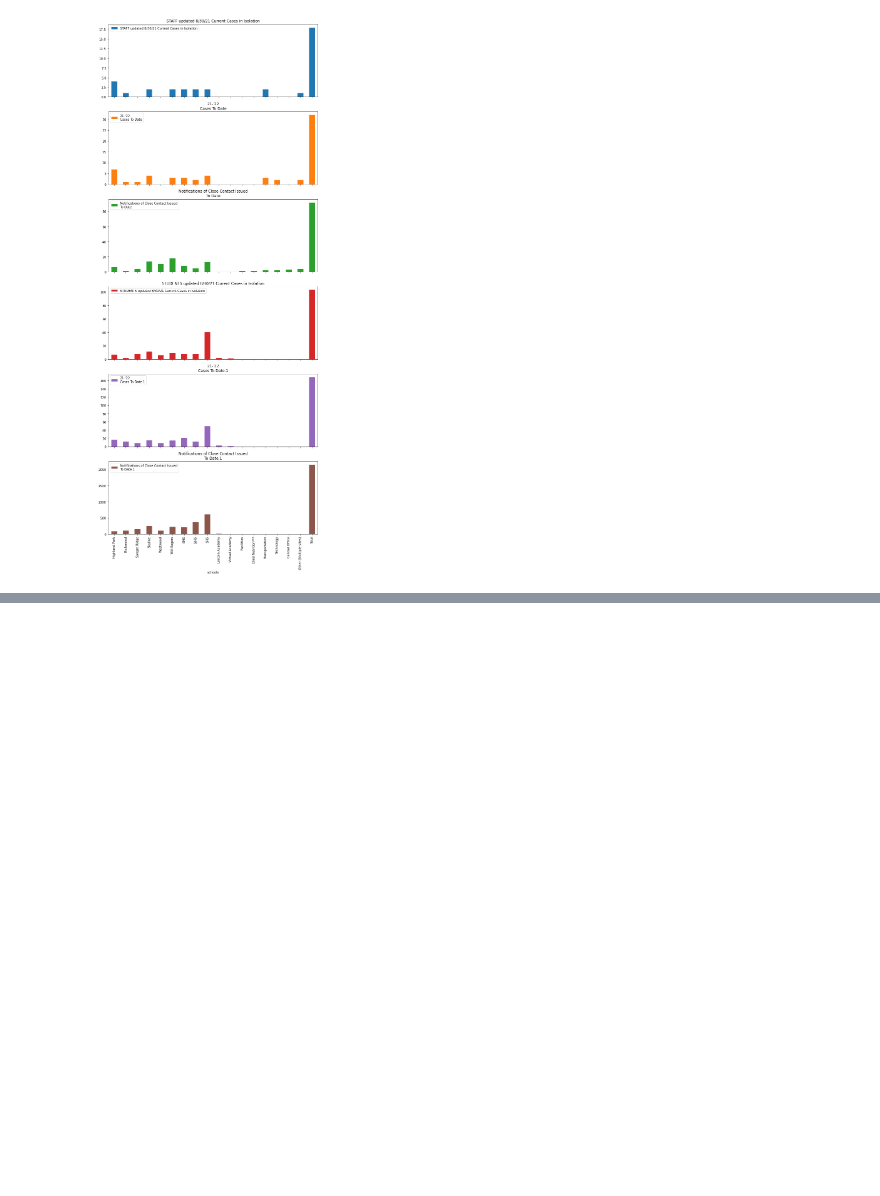
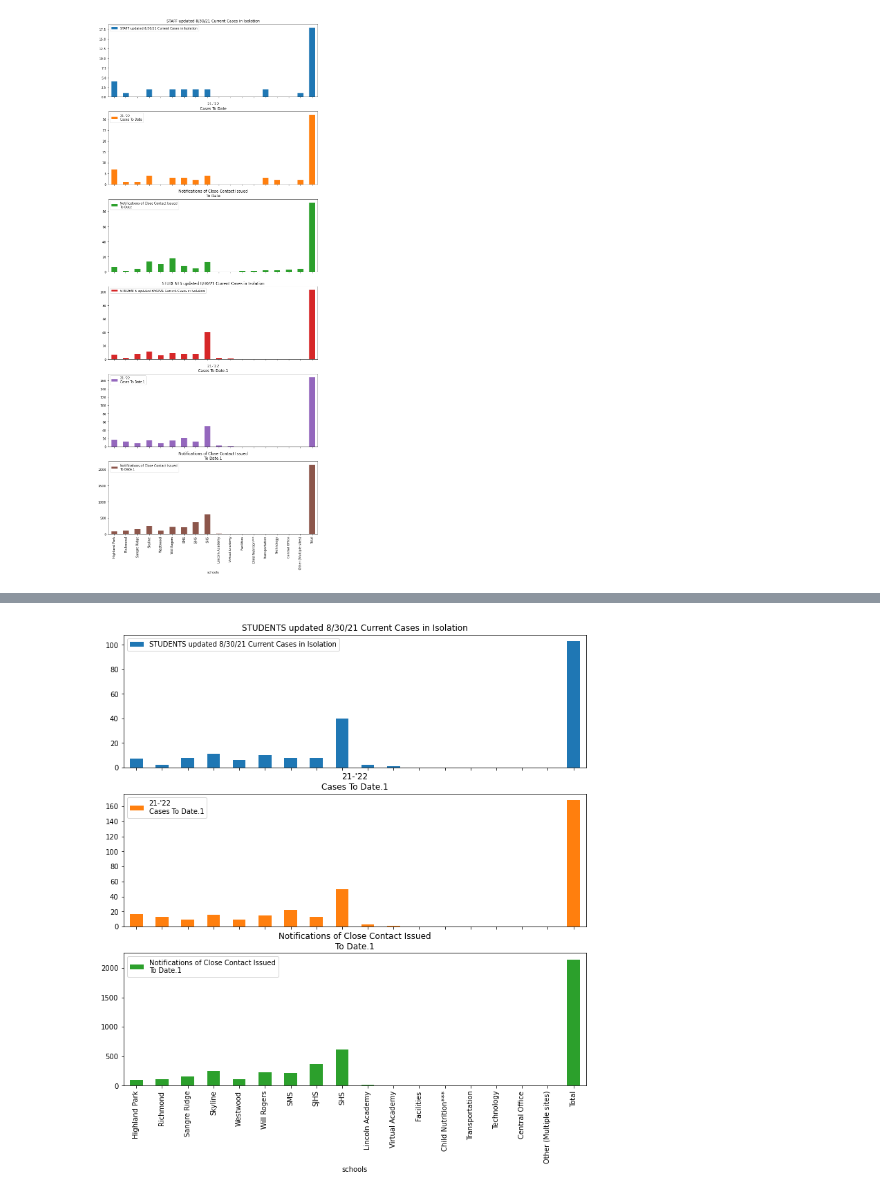
Before and after one commit to jwiggi18/stw_schs_covid_data, a Jupyter notebook: first.ipynb, the cells around one changed output, grey strips where cells are left out. Cells and saved outputs as stored; diff of their text form; code cells hidden in the pictures; blank space fills up the shorter version.

```diff
--- a/first.ipynb
+++ b/first.ipynb
@@ -57,3 +75,9 @@ fig.savefig("first_plot.png")
+# %%
+fig2 = students.plot.bar(figsize=(12,12), subplots=True)
+fig2 = fig2[0].get_figure()
+fig2.savefig("student_plot.png")
+# %% [output]
+[figure, added]
 # %%
 #save each column as its own dataframe in preparation to add the column from the next day's data
 staff_isolation = pd.DataFrame(sch_index["STAFF updated 8/30/21 Current Cases in Isolation"])
```
Also changed, not shown: parts of 2 cells of this notebook, 5 other files.
